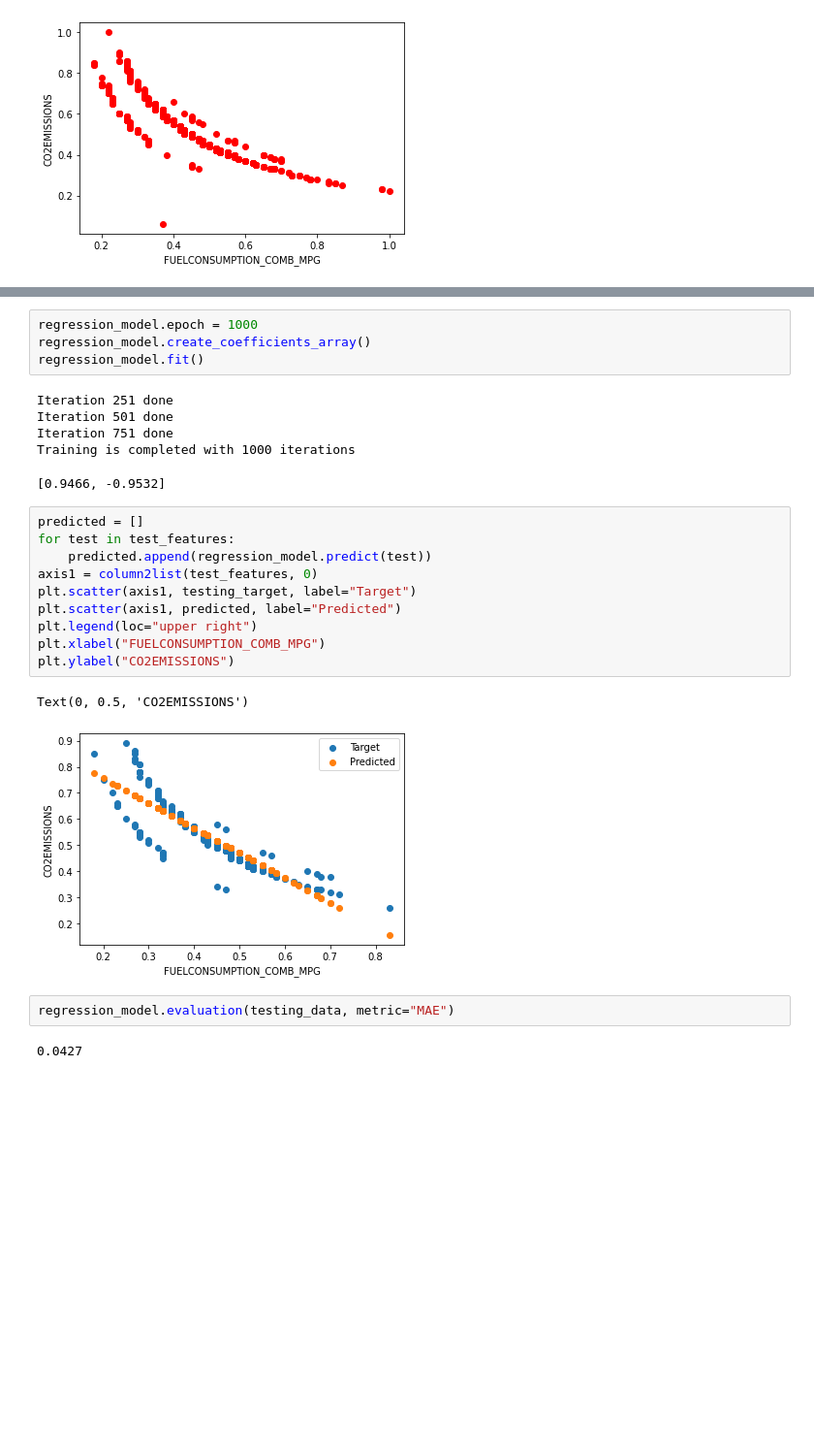
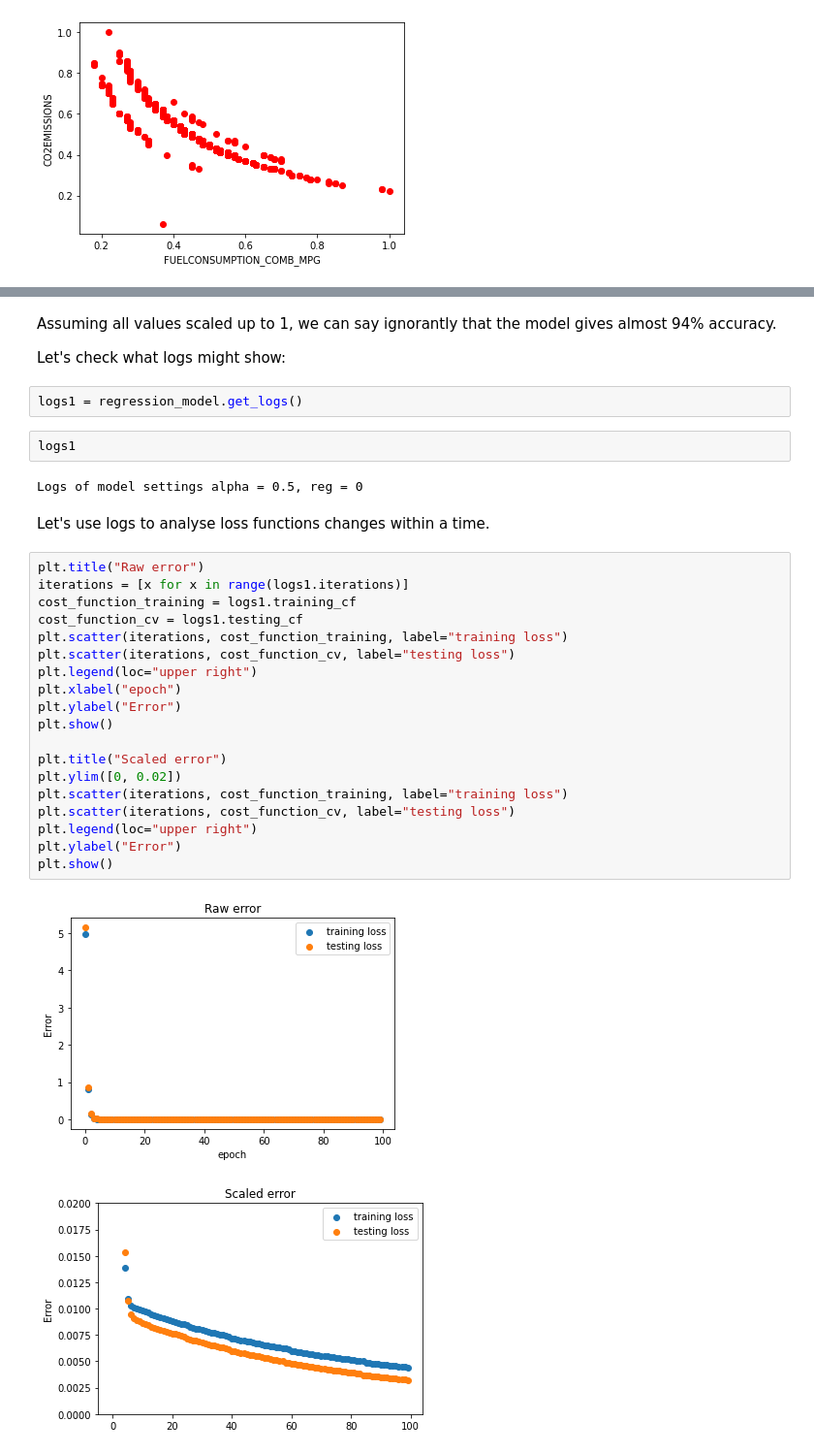
Before and after one commit to kotsky/ai-dev, a Jupyter notebook: regression_workflow.ipynb, the cells around one changed output, grey strips where cells are left out. Shown: that part at 97% size. Saved outputs shown, nothing was run; the diff lists cells and outputs as text; blank space fills up the shorter version.

```diff
--- a/regression_workflow.ipynb
+++ b/regression_workflow.ipynb
@@ -278,27 +360,34 @@ regression_model.evaluation(testing_data, metric="MAE")
-# %%
-regression_model.epoch = 1000
-regression_model.create_coefficients_array()
-regression_model.fit()
-# %% [output]
-Iteration 251 done
-Iteration 501 done
-Iteration 751 done
-Training is completed with 1000 iterations
-[0.9466, -0.9532]
-# %%
-predicted = []
-for test in test_features:
-    predicted.append(regression_model.predict(test))
-axis1 = column2list(test_features, 0)
-plt.scatter(axis1, testing_target, label="Target")
-plt.scatter(axis1, predicted, label="Predicted")
-plt.legend(loc="upper right")
-plt.xlabel("FUELCONSUMPTION_COMB_MPG")
-plt.ylabel("CO2EMISSIONS")
-# %% [output]
-Text(0, 0.5, 'CO2EMISSIONS')
-[figure, removed]
-# %%
-regression_model.evaluation(testing_data, metric="MAE")
-# %% [output]
-0.0427
+# %% [markdown]
+Assuming all values scaled up to 1, we can say ignorantly that the model gives almost 94% accuracy.
+
+Let's check what logs might show:
+# %%
+logs1 = regression_model.get_logs()
+# %%
+logs1
+# %% [output]
+Logs of model settings alpha = 0.5, reg = 0
+# %% [markdown]
+Let's use logs to analyse loss functions changes within a time.
+# %%
+plt.title("Raw error")
+iterations = [x for x in range(logs1.iterations)]
+cost_function_training = logs1.training_cf
+cost_function_cv = logs1.testing_cf
+plt.scatter(iterations, cost_function_training, label="training loss")
+plt.scatter(iterations, cost_function_cv, label="testing loss")
+plt.legend(loc="upper right")
+plt.xlabel("epoch")
+plt.ylabel("Error")
+plt.show()
+
+plt.title("Scaled error")
+plt.ylim([0, 0.02])
+plt.scatter(iterations, cost_function_training, label="training loss")
+plt.scatter(iterations, cost_function_cv, label="testing loss")
+plt.legend(loc="upper right")
+plt.ylabel("Error")
+plt.show()
+# %% [output]
+[figure, added]
+[figure, added]
```
Also changed, not shown: parts of 98 cells of this notebook, 2 other files.
